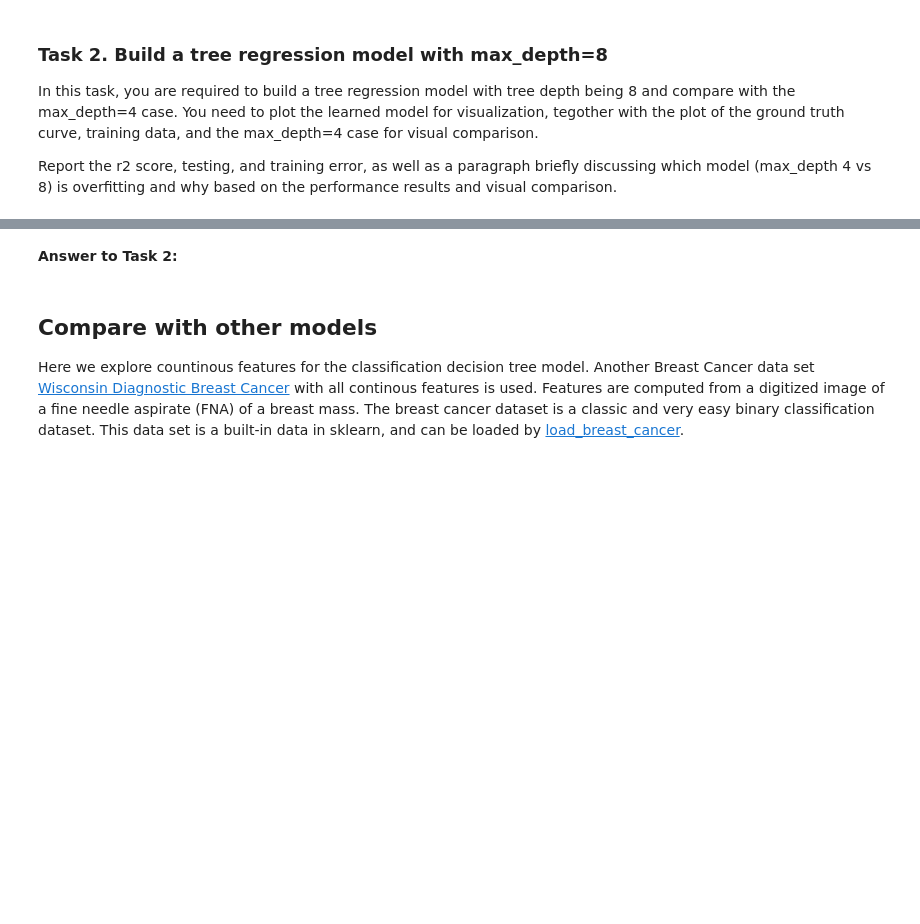
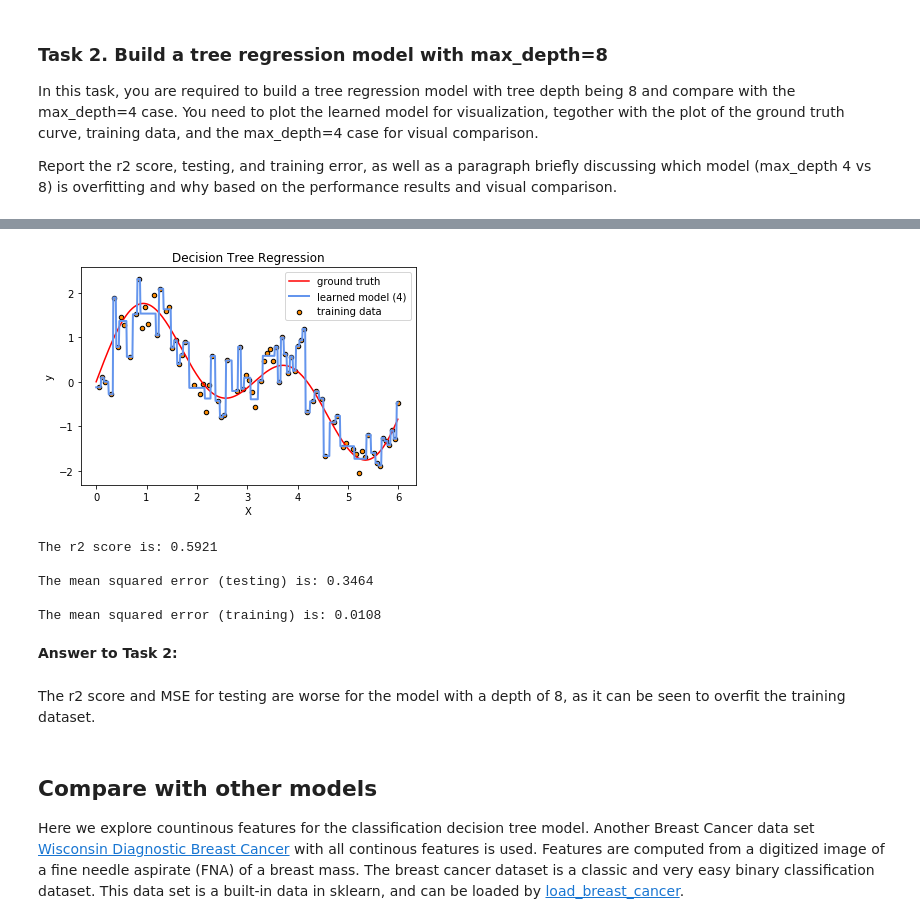
Before and after one commit to N-2-O/COMP2200-practical-workshops-N-2-O, a Jupyter notebook: Workshop Week 12 Decision Trees.ipynb, the cells around one changed output, grey strips where cells are left out. Cells and saved outputs as stored; diff of their text form; code cells hidden in the pictures; blank space fills up the shorter version.

```diff
--- a/Workshop Week 12 Decision Trees.ipynb
+++ b/Workshop Week 12 Decision Trees.ipynb
@@ -313,8 +345,45 @@ Report the r2 score, testing, and training error, as well as a paragraph briefly
+# %%
+# Your code here ...
+# Plot the learned model, tegether with the ground truth curve, training data, and the max_depth=4 case
+x_truth = np.arange(0, 6, 0.01)
+y_truth = np.sin(x_truth)+np.sin(2*x_truth)
+
+X_model = np.arange(0.0, 6.0, 0.01)[:, np.newaxis]
+y_model = regressor.predict(X_model)
+
+plt.plot(x_truth, y_truth, color='red', label='ground truth')
+plt.scatter(X_train, y_train, s=20, edgecolor="black", c="darkorange", label="training data")
+plt.plot(X_model, y_model, color="cornflowerblue", label="learned model (4)", linewidth=2)
+
+plt.xlabel("X")
+plt.ylabel("y")
+plt.title("Decision Tree Regression")
+plt.legend()
+plt.show()
+# %% [output]
+[figure, added]
 # %%
 # Your code here ...
 # Evaluate the model with the testing data, using the metrics r2, testing mse, and training mse.
+y_pred = regressor.predict(X_test)
+score = r2_score(y_pred, y_test)
+print("\nThe r2 score is: %.4f\n" % score)
+
+
+mse_test = mean_squared_error(y_pred, y_test)
+mse_train = mean_squared_error(regressor.predict(X_train), y_train)
+print("The mean squared error (testing) is: %.4f\n" % mse_test)
+print("The mean squared error (training) is: %.4f\n" % mse_train)
+# %% [output]
+The r2 score is: 0.5921
+
+The mean squared error (testing) is: 0.3464
+
+The mean squared error (training) is: 0.0108
 # %% [markdown]
 **Answer to Task 2:**
+# %% [markdown]
+The r2 score and MSE for testing are worse for the model with a depth of 8, as it can be seen to overfit the training dataset.
 # %% [markdown]
 ## Compare with other models
 Here we explore countinous features for the classification decision tree model. Another Breast Cancer data set [Wisconsin Diagnostic Breast Cancer](http://archive.ics.uci.edu/ml/datasets/breast+cancer+wisconsin+%28diagnostic%29) with all continous features is used. Features are computed from a digitized image of a fine needle aspirate (FNA) of a breast mass. The breast cancer dataset is a classic and very easy binary classification dataset. This data set is a built-in data in sklearn, and can be loaded by [load_breast_cancer](https://scikit-learn.org/stable/modules/generated/sklearn.datasets.load_breast_cancer.html#sklearn.datasets.load_breast_cancer).
```
Also changed, not shown: parts of 14 cells of this notebook.
